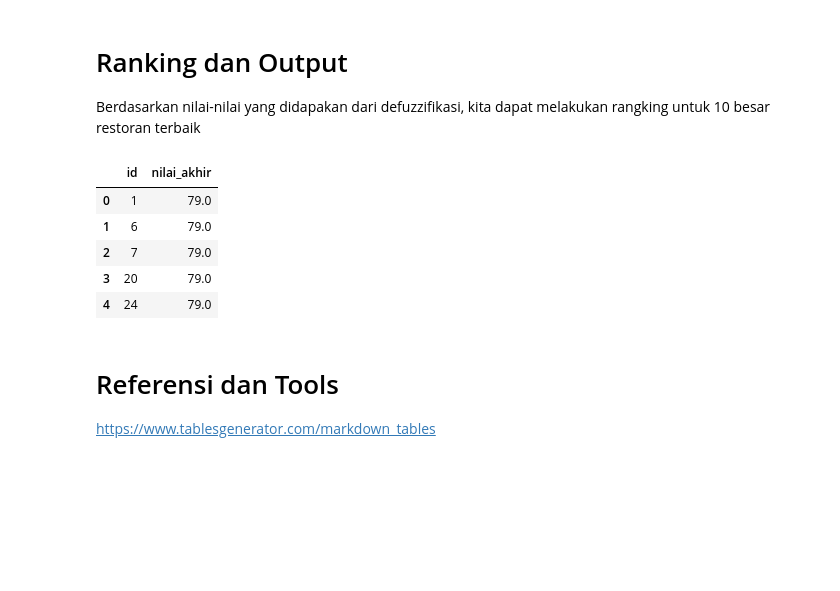
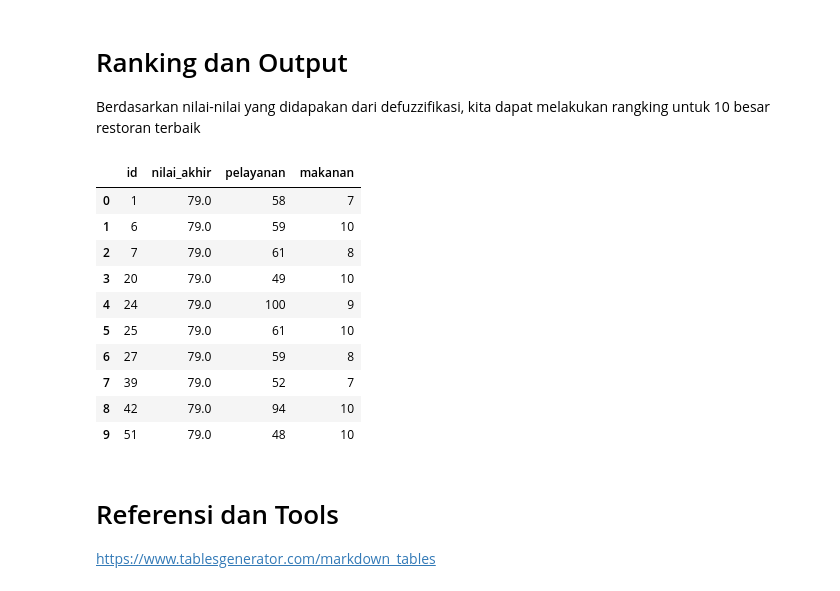
Before and after one commit to kaenova/AI_Tupro2, a Jupyter notebook: main.ipynb, the cells around one changed output. Saved outputs shown, nothing was run; the diff lists cells and outputs as text; code cells hidden in the pictures; blank space fills up the shorter version.

```diff
--- a/main.ipynb
+++ b/main.ipynb
@@ -74,9 +115,8 @@ Sehingga akan menghailkan nilai hasil dari fuzzifikasi (fuzzi input)
 # %%
-
-# masukkan kode untuk melakukan fuzzifikasi hingga menghasilkan nilai fuzzi input
 def fuzzifikasi(restoran_temp):
     for i in range (len(restoran_temp)):
-        if restoran_temp[i].pelayanan >= 0 and restoran_temp[i].pelayanan <= 20:
+        # Perhitungan pelayanan
+        if restoran_temp[i].pelayanan >= 1 and restoran_temp[i].pelayanan <= 20:
             restoran_temp[i].pelayanan_jelek = 1
         elif restoran_temp[i].pelayanan > 20 and restoran_temp[i].pelayanan < 40:
             restoran_temp[i].pelayanan_jelek = -(restoran_temp[i].pelayanan - 40)/(40 - 20)
@@ -89,7 +129,7 @@ def fuzzifikasi(restoran_temp):
         elif restoran_temp[i].pelayanan >= 90 and restoran_temp[i].pelayanan <= 100:
             restoran_temp[i].pelayanan_baik = 1
 
-        if restoran_temp[i].makanan >= 0 and restoran_temp[i].makanan <= 4:
+        if restoran_temp[i].makanan >= 1 and restoran_temp[i].makanan <= 4:
             restoran_temp[i].makanan_tidakenak = 1
         elif restoran_temp[i].makanan > 4 and restoran_temp[i].makanan < 7:
             restoran_temp[i].makanan_tidakenak = -(restoran_temp[i].makanan - 7)/(7 - 4)
@@ -100,9 +140,6 @@ def fuzzifikasi(restoran_temp):
     return restoran_temp
 
 restoran_data = fuzzifikasi(restoran_data)
-
-# for i in range(len(restoran_data)):
-#     restoran_data[i].tampilData()
 # %% [markdown]
 # Nilai Inferensi
 Untuk menghasilkan fuzzy output, kita harus melakukan terlebih dahulu Inferensi berdasarkan aturan-aturan yang sudah di atur.
@@ -222,34 +250,39 @@ Berdasarkan nilai-nilai yang didapakan dari defuzzifikasi, kita dapat melakukan
 # %%
 # Masukkan kode untuk me-rank dan membuat output file
 # Sorting berdasarkan nilai akhir
 def NilaiAkhirSort(restoran_temp: [restoran()]):
         restoran_temp = sorted(restoran_temp, key=lambda x: x.nilai_akhir, reverse= 1)
 
         return restoran_temp
 
 restoran_data = NilaiAkhirSort(restoran_data)
 
 data_akhir = []
 for i in range(10):
         data_temp = []
         data_temp.append(restoran_data[i].id_restoran)
         data_temp.append(restoran_data[i].nilai_akhir)
+        data_temp.append(restoran_data[i].pelayanan)
+        data_temp.append(restoran_data[i].makanan)
         data_akhir.append(data_temp)
 
-df_akhir = pd.DataFrame(data_akhir, columns=['id', 'nilai_akhir'])
+df_akhir = pd.DataFrame(data_akhir, columns=['id', 'nilai_akhir', 'pelayanan', 'makanan'])
 
 df_akhir.to_excel('peringkat.xls', encoding='xlwt')
 
-df_akhir.head()
-# for i in range(len(restoran_data)):
-#     restoran_data[i].tampilData()
+df_akhir
 # %% [output]
-|  | id | nilai_akhir |
-| 0 | 1 | 79.0 |
-| 1 | 6 | 79.0 |
-| 2 | 7 | 79.0 |
-| 3 | 20 | 79.0 |
-| 4 | 24 | 79.0 |
+|  | id | nilai_akhir | pelayanan | makanan |
+| 0 | 1 | 79.0 | 58 | 7 |
+| 1 | 6 | 79.0 | 59 | 10 |
+| 2 | 7 | 79.0 | 61 | 8 |
+| 3 | 20 | 79.0 | 49 | 10 |
+| 4 | 24 | 79.0 | 100 | 9 |
+| 5 | 25 | 79.0 | 61 | 10 |
+| 6 | 27 | 79.0 | 59 | 8 |
+| 7 | 39 | 79.0 | 52 | 7 |
+| 8 | 42 | 79.0 | 94 | 10 |
+| 9 | 51 | 79.0 | 48 | 10 |
 # %% [markdown]
 # Referensi dan Tools
 https://www.tablesgenerator.com/markdown_tables
```
Also changed, not shown: parts of 8 cells of this notebook, 4 other files.
